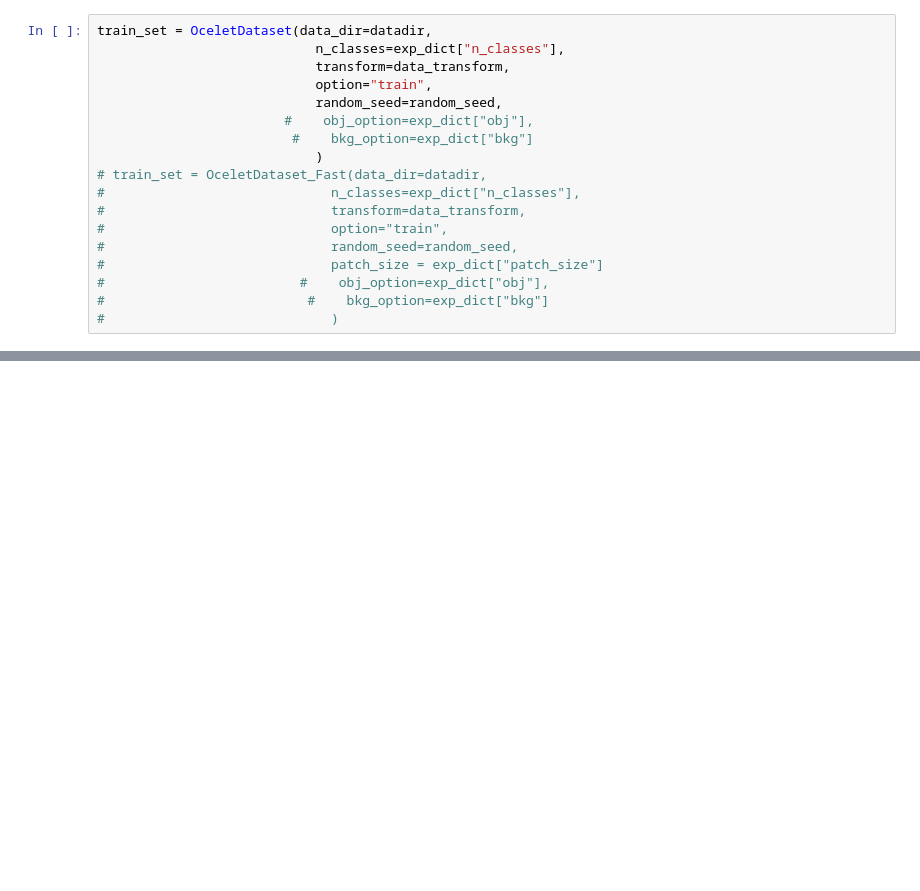
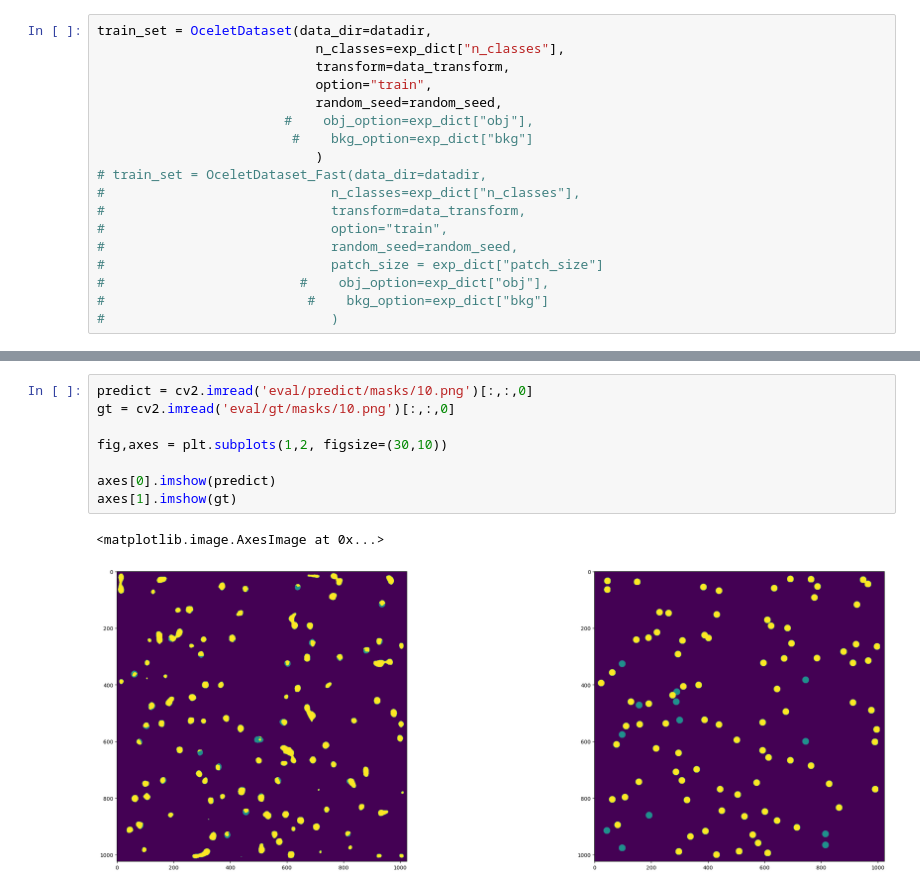
Before and after one commit to shinning0821/Ocelet-, a Jupyter notebook: train.ipynb, the cells around one changed output, grey strips where cells are left out. Drawn from its saved outputs; the diff is of its cells as text; blank space fills up the shorter version.

```diff
--- a/train.ipynb
+++ b/train.ipynb
@@ -96,0 +152,11 @@ RuntimeError: CUDA out of memory. Tried to allocate 768.00 MiB (GPU 0; 23.70 GiB
+# %%
+predict = cv2.imread('eval/predict/masks/10.png')[:,:,0]
+gt = cv2.imread('eval/gt/masks/10.png')[:,:,0]
+
+fig,axes = plt.subplots(1,2, figsize=(30,10))
+
+axes[0].imshow(predict)
+axes[1].imshow(gt)
+# %% [output]
+<matplotlib.image.AxesImage at 0x...>
+[figure, added]
```
Also changed, not shown: parts of 8 cells of this notebook, 2 other files.
